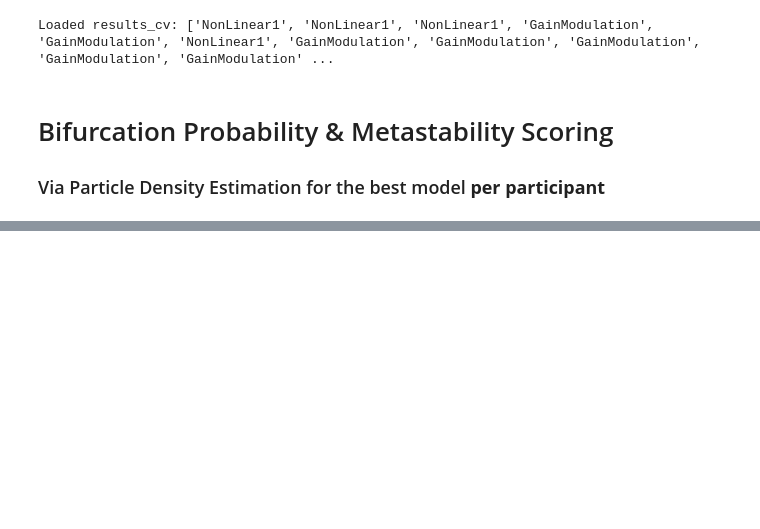
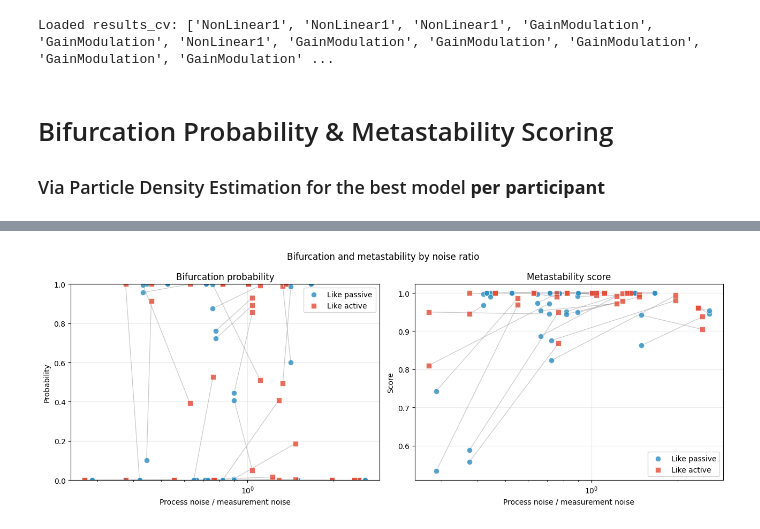
Before and after one commit to ThoHardy/SOUNDMODEL, a Jupyter notebook: MetaBifurc_MeasureNoiseControl.ipynb, the cells around one changed output, grey strips where cells are left out. Drawn from its saved outputs; the diff is of its cells as text; code cells hidden in the pictures; blank space fills up the shorter version.

```diff
--- a/MetaBifurc_MeasureNoiseControl.ipynb
+++ b/MetaBifurc_MeasureNoiseControl.ipynb
@@ -413,0 +543,92 @@ plt.show()
+# %%
+# Plot bifurcation probability and metastability as functions of the process-to-measurement noise ratio.
+plot_columns = {
+    "process_noise",
+    "measure_noise",
+    "probability_of_bifurcation",
+    "metastability_score",
+    "noise_condition",
+}
+missing_plot_columns = plot_columns.difference(comparison_df.columns)
+if missing_plot_columns:
+    raise ValueError(f"Missing required columns for noise-ratio plot: {sorted(missing_plot_columns)}")
+
+ratio_df = comparison_df.copy()
+ratio_df["noise_ratio"] = ratio_df["process_noise"] / ratio_df["measure_noise"]
+ratio_df = ratio_df.replace([np.inf, -np.inf], np.nan).dropna(subset=list(plot_columns | {"noise_ratio"}))
+ratio_df = ratio_df[ratio_df["noise_ratio"] > 0]
+
+condition_styles = {
+    "like_passive": {"label": "Like passive", "color": "#2b8cbe", "marker": "o"},
+    "like_active": {"label": "Like active", "color": "#e34a33", "marker": "s"},
+}
+fig_ratio, axes_ratio = plt.subplots(1, 2, figsize=(13, 5), sharex=True)
+
+# Connect the two condition-specific observations belonging to each participant.
+for _, participant_df in ratio_df.groupby("part"):
+    participant_df = participant_df.set_index("noise_condition")
+    if not {"like_passive", "like_active"}.issubset(participant_df.index):
+        continue
+    paired_conditions = participant_df.loc[["like_passive", "like_active"]]
+    axes_ratio[0].plot(
+        paired_conditions["noise_ratio"],
+        paired_conditions["probability_of_bifurcation"],
+        color="#888888",
+        alpha=0.45,
+        linewidth=0.9,
+        zorder=1,
+    )
+    axes_ratio[1].plot(
+        paired_conditions["noise_ratio"],
+        paired_conditions["metastability_score"],
+        color="#888888",
+        alpha=0.45,
+        linewidth=0.9,
+        zorder=1,
+    )
+
+for condition, style in condition_styles.items():
+    condition_df = ratio_df[ratio_df["noise_condition"] == condition]
+    if condition_df.empty:
+        continue
+    axes_ratio[0].scatter(
+        condition_df["noise_ratio"],
+        condition_df["probability_of_bifurcation"],
+        label=style["label"],
+        color=style["color"],
+        marker=style["marker"],
+        alpha=0.8,
+        edgecolors="white",
+        linewidths=0.6,
+        s=55,
+        zorder=2,
+    )
+    axes_ratio[1].scatter(
+        condition_df["noise_ratio"],
+        condition_df["metastability_score"],
+        label=style["label"],
+        color=style["color"],
+        marker=style["marker"],
+        alpha=0.8,
+        edgecolors="white",
+        linewidths=0.6,
+        s=55,
+        zorder=2,
+    )
+
+axes_ratio[0].set_title("Bifurcation probability")
+axes_ratio[0].set_ylabel("Probability")
+axes_ratio[0].set_ylim(0, 1)
+axes_ratio[1].set_title("Metastability score")
+axes_ratio[1].set_ylabel("Score")
+for axis in axes_ratio:
+    axis.set_xlabel("Process noise / measurement noise")
+    axis.set_xscale("log")
+    axis.grid(True, axis="both", alpha=0.25)
+    axis.legend()
+
+fig_ratio.suptitle("Bifurcation and metastability by noise ratio")
+fig_ratio.tight_layout()
+plt.show()
+# %% [output]
+[figure, added]
```
Also changed, not shown: parts of 3 cells of this notebook, 14 other files.
